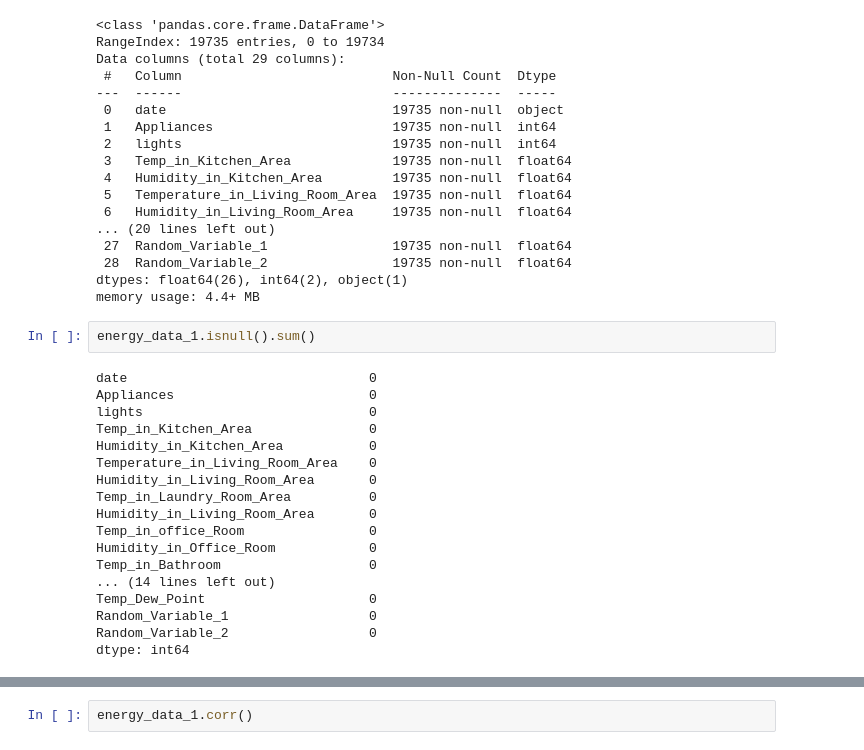
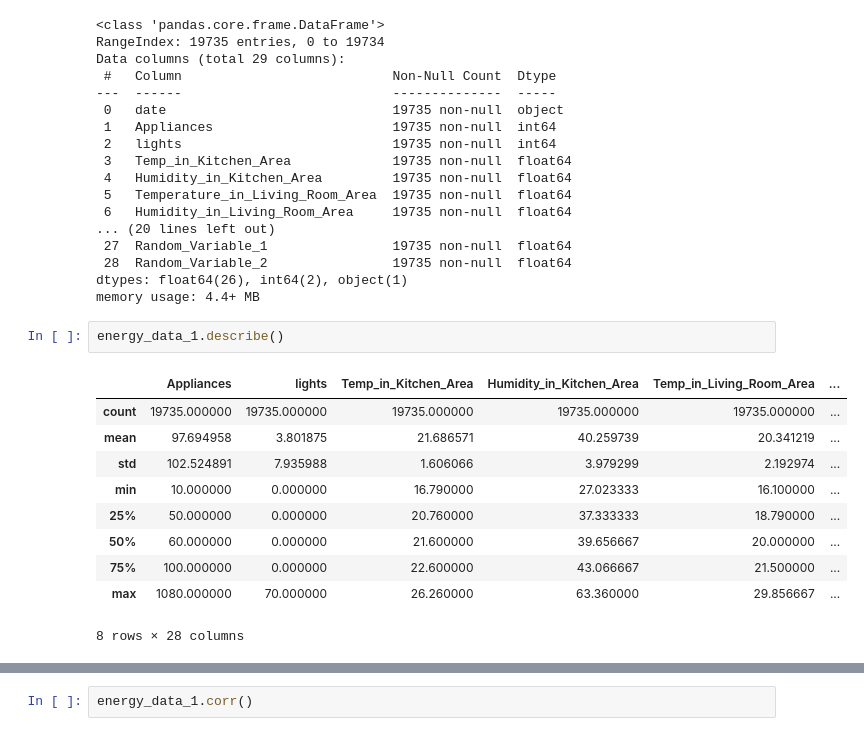
Before and after one commit to Godson199/Hamoye_stage_B, a Jupyter notebook: Hamoye _Internship_Stage_B_Project1.ipynb, the cells around one changed output, grey strips where cells are left out. Cells and saved outputs as stored; diff of their text form.

```diff
--- a/Hamoye _Internship_Stage_B_Project1.ipynb
+++ b/Hamoye _Internship_Stage_B_Project1.ipynb
@@ -110,23 +120,16 @@ Data columns (total 29 columns):
  28  Random_Variable_2                19735 non-null  float64
 dtypes: float64(26), int64(2), object(1)
 memory usage: 4.4+ MB
-# %%
-energy_data_1.isnull().sum()
-# %% [output]
-date                               0
-Appliances                         0
-lights                             0
-Temp_in_Kitchen_Area               0
-Humidity_in_Kitchen_Area           0
-Temperature_in_Living_Room_Area    0
-Humidity_in_Living_Room_Area       0
-Temp_in_Laundry_Room_Area          0
-Humidity_in_Living_Room_Area       0
-Temp_in_office_Room                0
-Humidity_in_Office_Room            0
-Temp_in_Bathroom                   0
-... (14 lines left out)
-Temp_Dew_Point                     0
-Random_Variable_1                  0
-Random_Variable_2                  0
-dtype: int64
+# %%
+energy_data_1.describe()
+# %% [output]
+|  | Appliances | lights | Temp_in_Kitchen_Area | Humidity_in_Kitchen_Area | Temp_in_Living_Room_Area | ... |
+| count | 19735.000000 | 19735.000000 | 19735.000000 | 19735.000000 | 19735.000000 | ... |
+| mean | 97.694958 | 3.801875 | 21.686571 | 40.259739 | 20.341219 | ... |
+| std | 102.524891 | 7.935988 | 1.606066 | 3.979299 | 2.192974 | ... |
+| min | 10.000000 | 0.000000 | 16.790000 | 27.023333 | 16.100000 | ... |
+| 25% | 50.000000 | 0.000000 | 20.760000 | 37.333333 | 18.790000 | ... |
+| 50% | 60.000000 | 0.000000 | 21.600000 | 39.656667 | 20.000000 | ... |
+| 75% | 100.000000 | 0.000000 | 22.600000 | 43.066667 | 21.500000 | ... |
+| max | 1080.000000 | 70.000000 | 26.260000 | 63.360000 | 29.856667 | ... |
+8 rows × 28 columns
```
Also changed, not shown: parts of 27 cells of this notebook.
